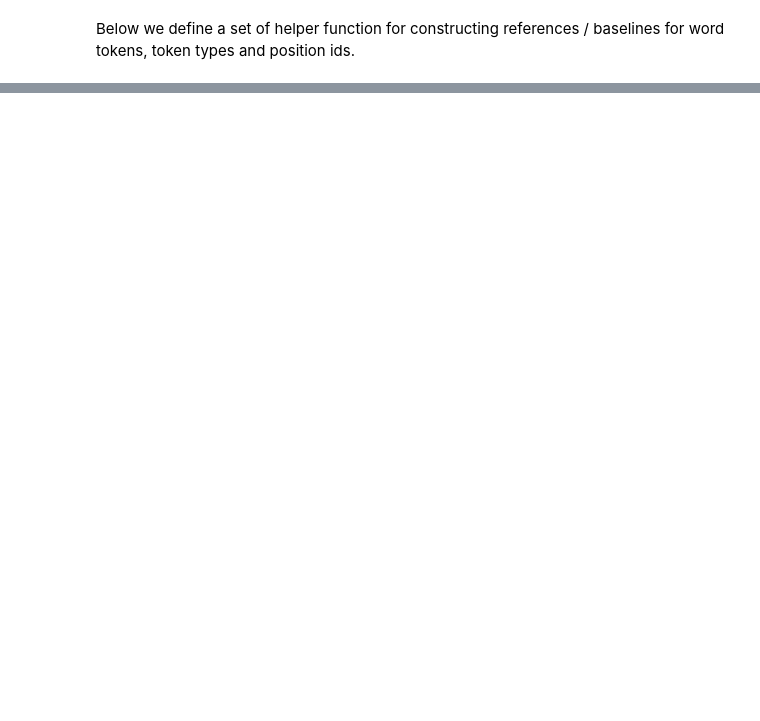
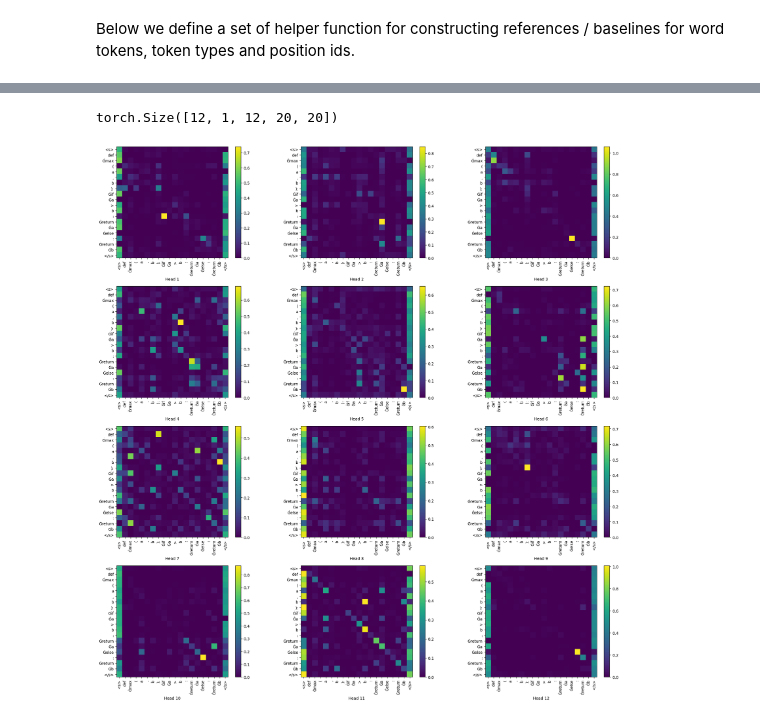
Before and after one commit to Jirigesi/CodeXGLUE, a Jupyter notebook: Code-Code/Defect-detection/code/attentionAnalysis.ipynb, the cells around one changed output, grey strips where cells are left out. Cells and saved outputs as stored; diff of their text form; code cells hidden in the pictures; blank space fills up the shorter version.

```diff
--- a/Code-Code/Defect-detection/code/attentionAnalysis.ipynb
+++ b/Code-Code/Defect-detection/code/attentionAnalysis.ipynb
@@ -109,0 +184,9 @@ def construct_attention_mask(input_ids):
+# %%
+lm_loss, logit, output_attentions = model(input_ids=input_ids,
+                                          attention_mask=attention_mask,
+                                          labels=input_labels)
+pred = logit.item()
+pred_ind = round(pred)
+
+print(lm_loss, logit)
+print(pred, pred_ind)
@@ -109,0 +246,31 @@ def construct_attention_mask(input_ids):
+# %%
+# shape -> layer x batch x head x seq_len x seq_len
+output_attentions_all = torch.stack(output_attentions)
+output_attentions_all.shape
+# %% [output]
+torch.Size([12, 1, 12, 20, 20])
+# %%
+import numpy as np
+from matplotlib import pyplot as plt
+
+def visualize_token2token_scores(scores_mat, x_label_name='Head'):
+    fig = plt.figure(figsize=(20, 20))
+
+    for idx, scores in enumerate(scores_mat):
+        scores_np = np.array(scores)
+        ax = fig.add_subplot(4, 3, idx+1)
+        # append the attention weights
+        im = ax.imshow(scores, cmap='viridis')
+
+        fontdict = {'fontsize': 10}
+
+        ax.set_xticks(range(len(input_tokens)))
+        ax.set_yticks(range(len(input_tokens)))
+
+        ax.set_xticklabels(input_tokens, fontdict=fontdict, rotation=90)
+        ax.set_yticklabels(input_tokens, fontdict=fontdict)
+        ax.set_xlabel('{} {}'.format(x_label_name, idx+1))
+
+        fig.colorbar(im, fraction=0.046, pad=0.04)
+    plt.tight_layout()
+    plt.show()
@@ -109,0 +299,6 @@ def construct_attention_mask(input_ids):
+# %%
+layer = 10
+# %%
+visualize_token2token_scores(output_attentions_all[layer].squeeze().detach().cpu().numpy())
+# %% [output]
+[figure, added]
```
Also changed, not shown: parts of 37 cells of this notebook, 2 other files.
